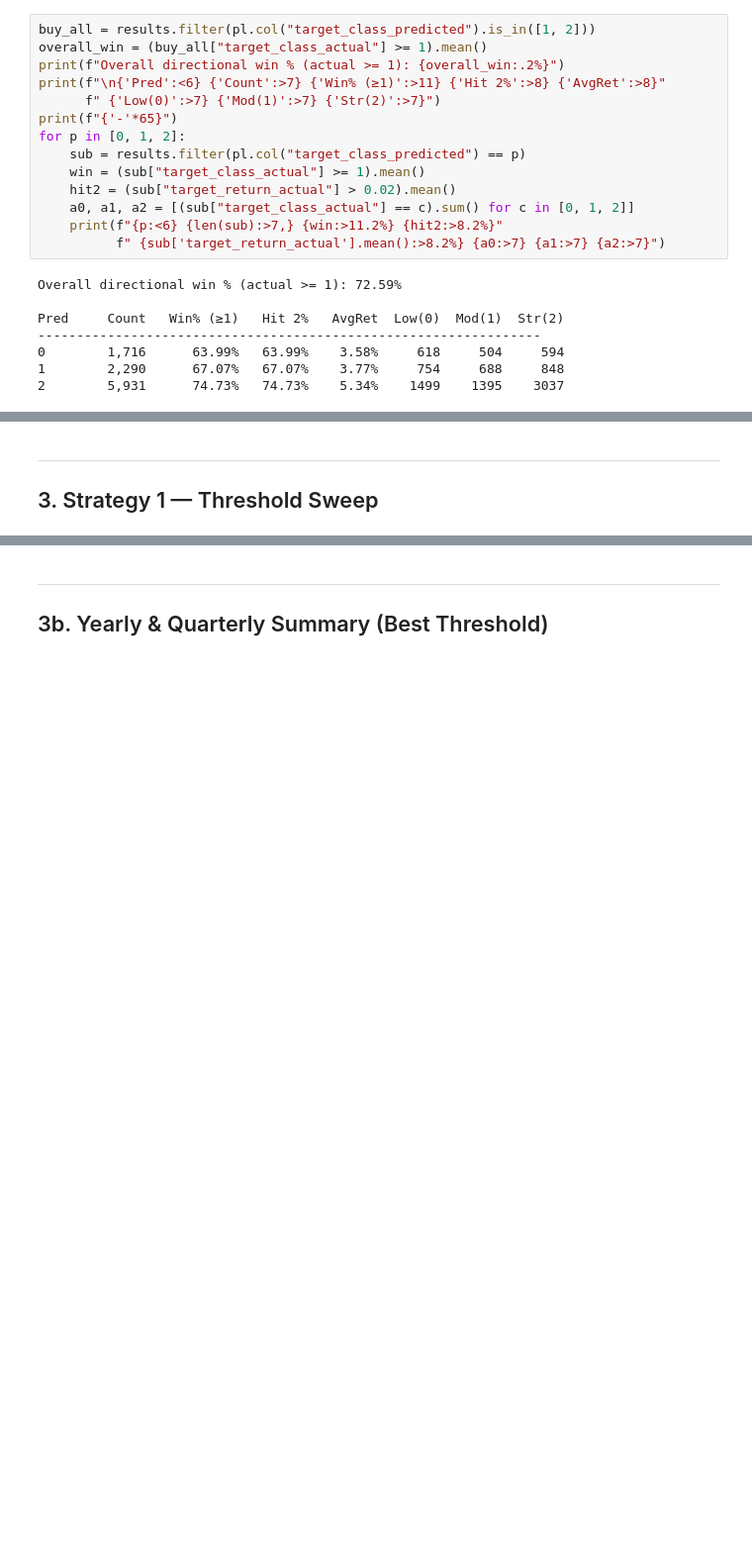
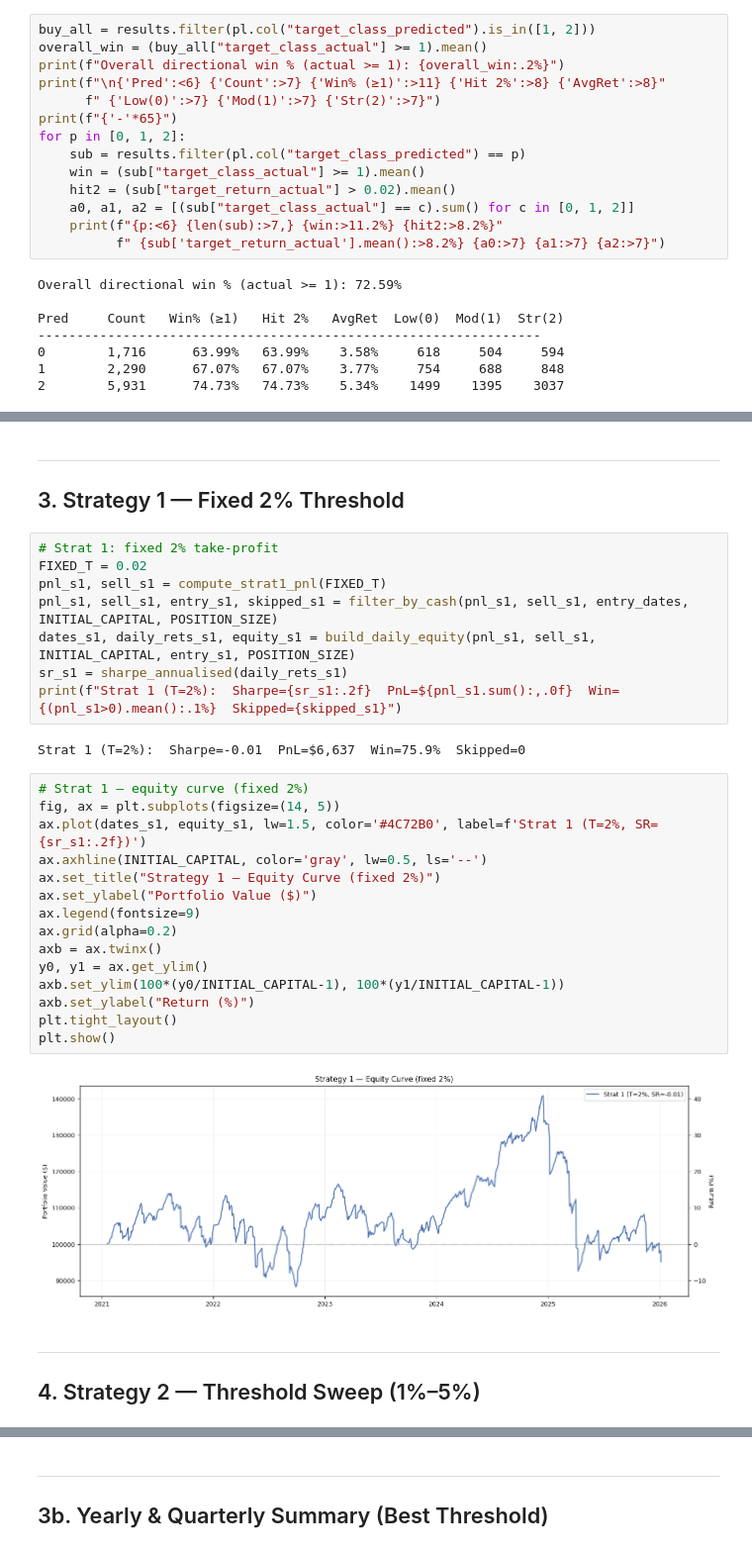
Before and after one commit to Richard-X46/Post-Earnings-Forecast, a Jupyter notebook: src/modeling/tabnet_trade_strat.ipynb, the cells around one changed output, grey strips where cells are left out. Shown at 99% size. Drawn from its saved outputs; the diff is of its cells as text; blank space fills up the shorter version.

```diff
--- a/src/modeling/tabnet_trade_strat.ipynb
+++ b/src/modeling/tabnet_trade_strat.ipynb
@@ -133,6 +239,36 @@ Pred     Count   Win% (≥1)   Hit 2%   AvgRet  Low(0)  Mod(1)  Str(2)
+# %% [markdown]
+---
+## 3. Strategy 1 — Fixed 2% Threshold
+# %%
+# Strat 1: fixed 2% take-profit
+FIXED_T = 0.02
+pnl_s1, sell_s1 = compute_strat1_pnl(FIXED_T)
+pnl_s1, sell_s1, entry_s1, skipped_s1 = filter_by_cash(pnl_s1, sell_s1, entry_dates, INITIAL_CAPITAL, POSITION_SIZE)
+dates_s1, daily_rets_s1, equity_s1 = build_daily_equity(pnl_s1, sell_s1, INITIAL_CAPITAL, entry_s1, POSITION_SIZE)
+sr_s1 = sharpe_annualised(daily_rets_s1)
+print(f"Strat 1 (T=2%):  Sharpe={sr_s1:.2f}  PnL=${pnl_s1.sum():,.0f}  Win={(pnl_s1>0).mean():.1%}  Skipped={skipped_s1}")
+# %% [output]
+Strat 1 (T=2%):  Sharpe=-0.01  PnL=$6,637  Win=75.9%  Skipped=0
+# %%
+# Strat 1 — equity curve (fixed 2%)
+fig, ax = plt.subplots(figsize=(14, 5))
+ax.plot(dates_s1, equity_s1, lw=1.5, color='#4C72B0', label=f'Strat 1 (T=2%, SR={sr_s1:.2f})')
+ax.axhline(INITIAL_CAPITAL, color='gray', lw=0.5, ls='--')
+ax.set_title("Strategy 1 — Equity Curve (fixed 2%)")
+ax.set_ylabel("Portfolio Value ($)")
+ax.legend(fontsize=9)
+ax.grid(alpha=0.2)
+axb = ax.twinx()
+y0, y1 = ax.get_ylim()
+axb.set_ylim(100*(y0/INITIAL_CAPITAL-1), 100*(y1/INITIAL_CAPITAL-1))
+axb.set_ylabel("Return (%)")
+plt.tight_layout()
+plt.show()
+# %% [output]
+[figure, added]
 # %% [markdown]
 ---
-## 3. Strategy 1 — Threshold Sweep
+## 4. Strategy 2 — Threshold Sweep (1%–5%)
 # %%
 def compute_strat1_pnl(threshold):
     """Per-trade P&L + sell date at a single take-profit threshold."""
```
Also changed, not shown: parts of 14 cells of this notebook.
